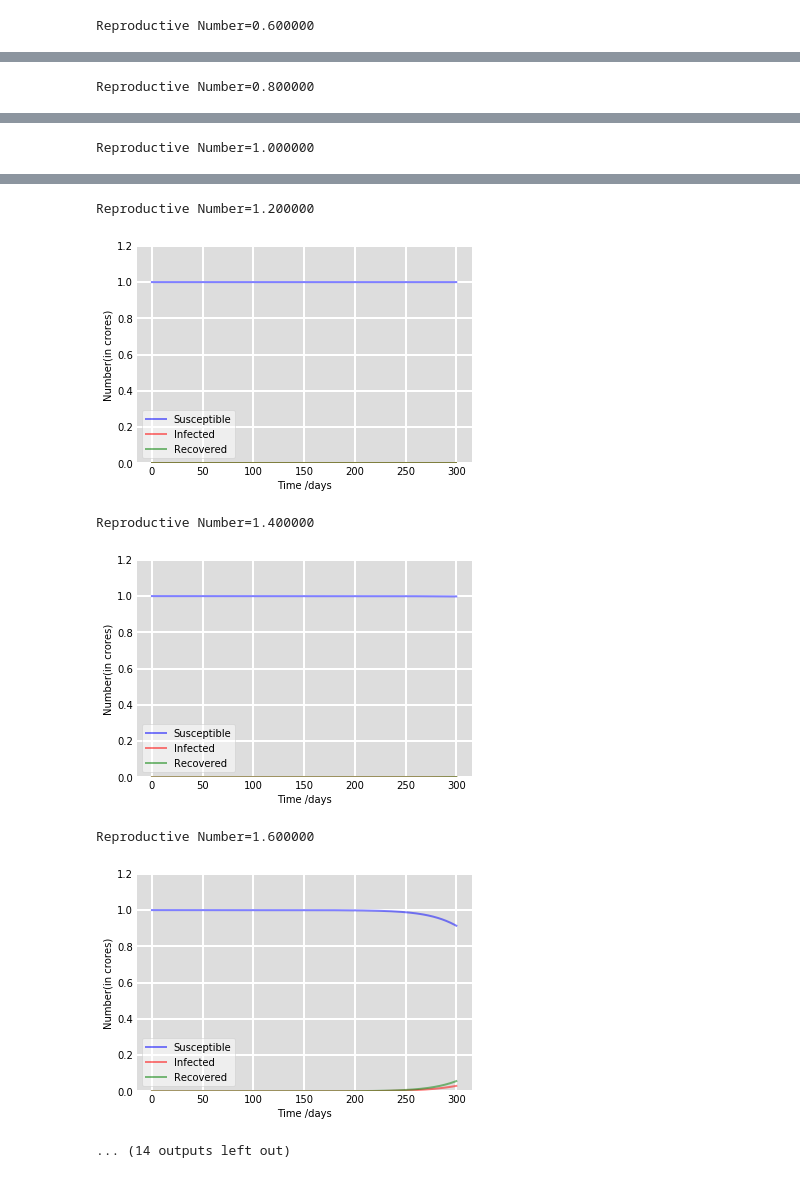
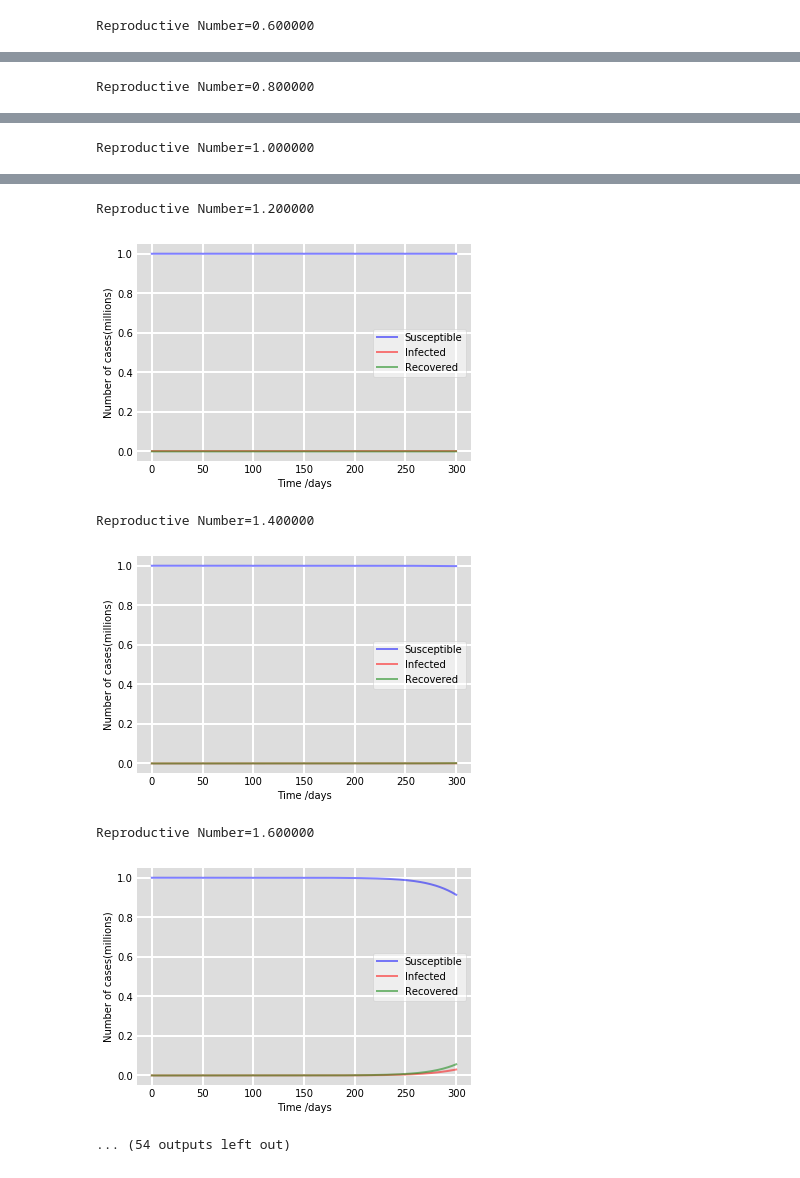
Before and after one commit to chetanchhabra/covid-19, a Jupyter notebook: SIR.ipynb, the cells around one changed output, grey strips where cells are left out. Cells and saved outputs as stored; diff of their text form; code cells hidden in the pictures.

```diff
--- a/SIR.ipynb
+++ b/SIR.ipynb
@@ -14,7 +14,7 @@ S0 = N - I0 - R0
 # Contact rate, beta, and mean recovery rate, gamma, (in 1/days).
 gamma = 1./14
 # %%
-for r0 in np.arange(0.6,3.2,0.2):
+for r0 in np.arange(0.6,7.2,0.2):
     beta = r0*gamma
     print("Reproductive Number=%f"%r0)
     # A grid of time points (in days)
@@ -42,8 +42,8 @@ for r0 in np.arange(0.6,3.2,0.2):
     ax.plot(t, I/N, 'r', alpha=0.5, lw=2, label='Infected')
     ax.plot(t, R/N, 'g', alpha=0.5, lw=2, label='Recovered')
     ax.set_xlabel('Time /days')
-    ax.set_ylabel('Number(in crores)')
-    ax.set_ylim(0,1.2)
+    ax.set_ylabel('Number of cases(millions)')
+    #ax.set_ylim(0,1.0)
     ax.yaxis.set_tick_params(length=0)
     ax.xaxis.set_tick_params(length=0)
     ax.grid(b=True, which='major', c='w', lw=2, ls='-')
@@ -62,7 +62,7 @@ Reproductive Number=1.000000
 Reproductive Number=1.200000
-[figure, old version]
+[figure, new version]
 Reproductive Number=1.400000
-[figure, old version]
+[figure, new version]
 Reproductive Number=1.600000
-[figure, old version]
+[figure, new version]
-... (14 outputs left out)
+... (54 outputs left out)
```
Also changed, not shown: parts of 1 cell of this notebook.
